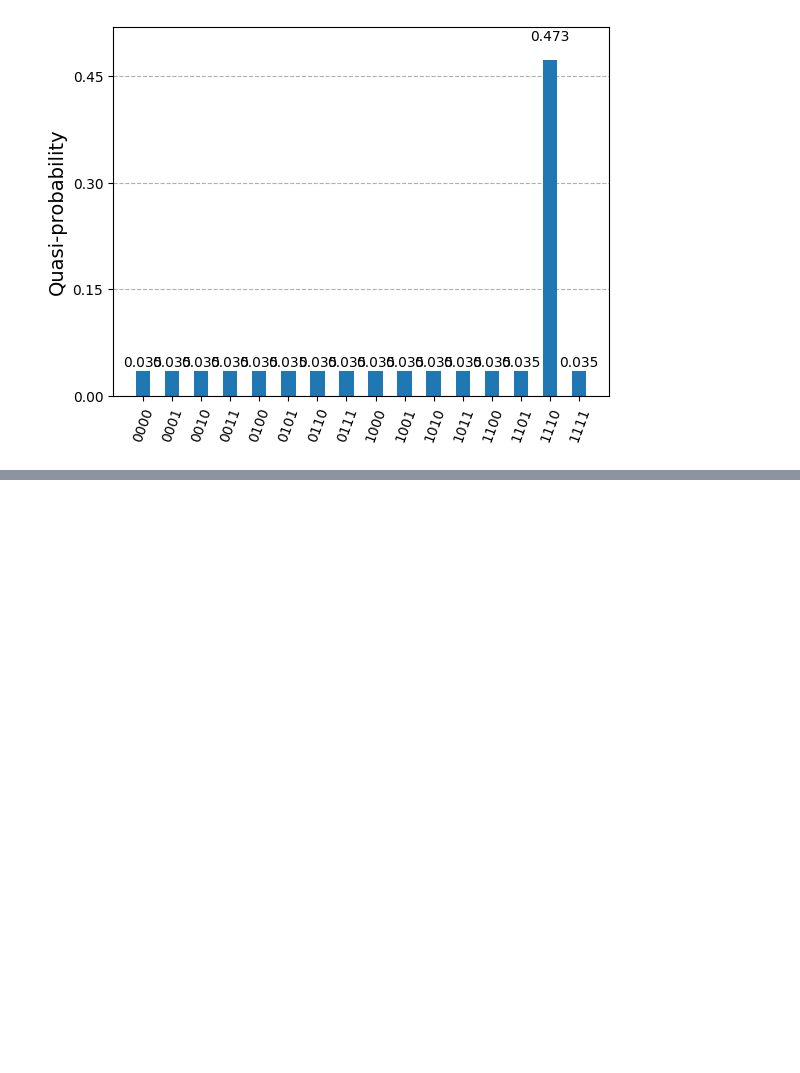
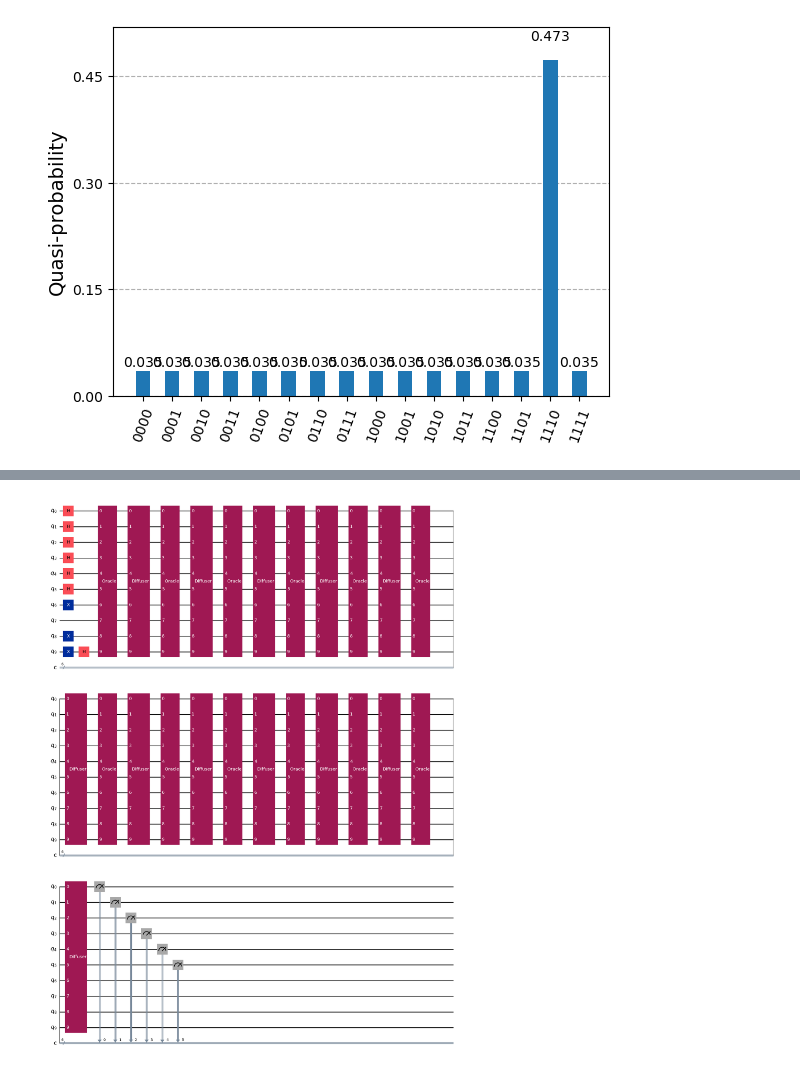
Before and after one commit to skingham/londonmet_quantum_tutorials, a Jupyter notebook: notebooks/week_3-grover.ipynb, the cells around one changed output, grey strips where cells are left out. Saved outputs shown, nothing was run; the diff lists cells and outputs as text; code cells hidden in the pictures; blank space fills up the shorter version.

```diff
--- a/notebooks/week_3-grover.ipynb
+++ b/notebooks/week_3-grover.ipynb
@@ -467,0 +507,18 @@ except MissingOptionalLibraryError as ex:
+# %%
+# conversion of oracle and diffuser as gates
+gate1 = cq.to_gate()
+gate1.label = "Oracle"
+gate2 = c.to_gate()
+gate2.label = "Diffuser"
+for i in range(6):
+    qc.append(gate1,list(range(0,10)))
+    qc.append(gate2,list(range(0,10)))
+
+
+# measure the qubits and plot it
+for i in range(6):
+    qc.measure(i,i)
+
+qc.draw("mpl")
+# %% [output]
+[figure, added]
```
Also changed, not shown: parts of 7 cells of this notebook, 1 other file.
